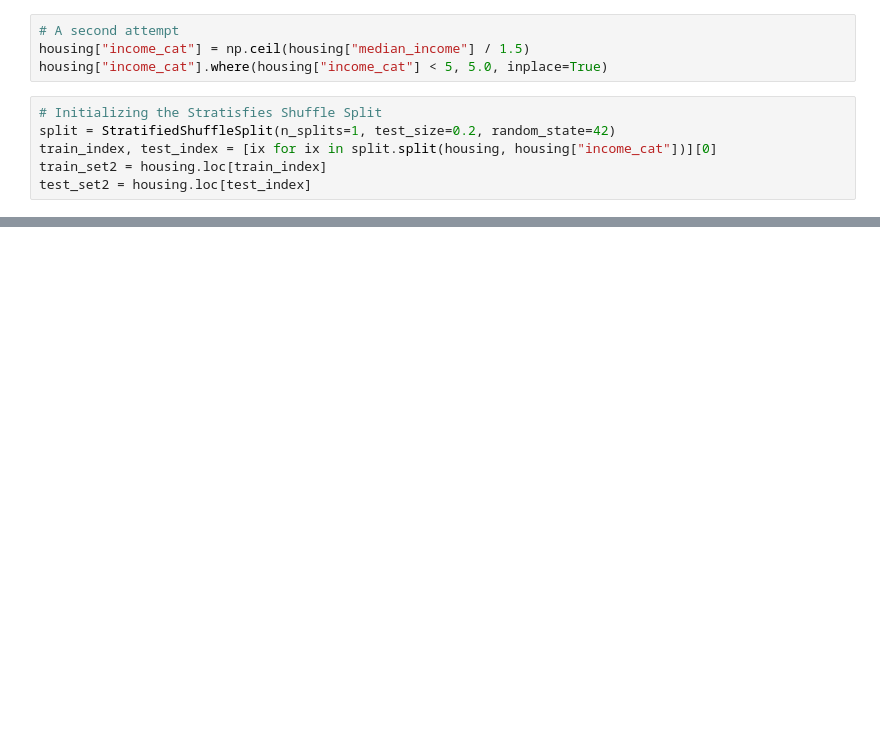
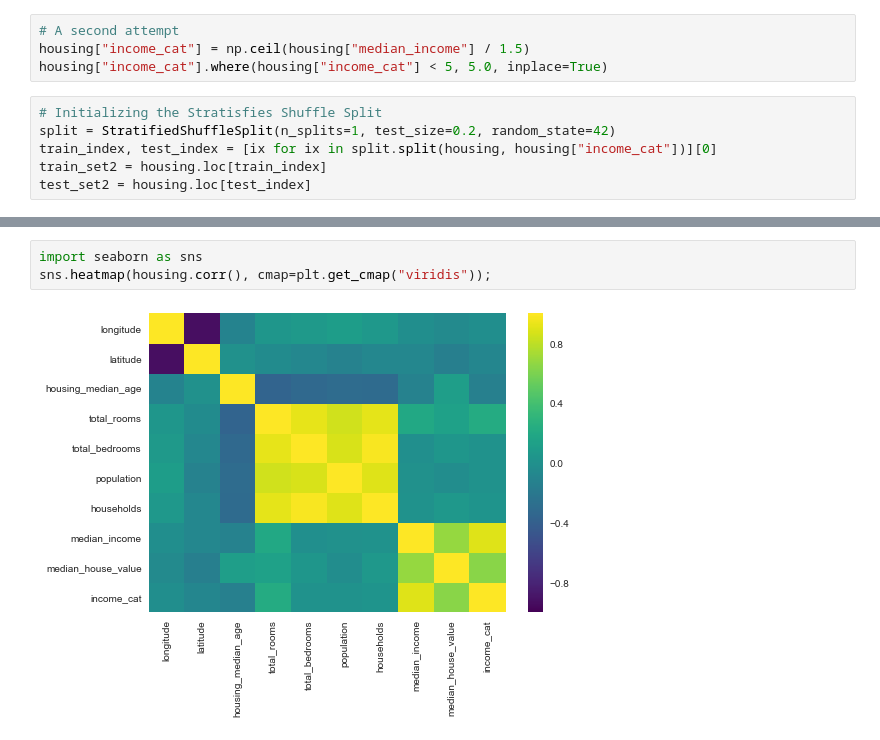
Before and after one commit to gerdm/machine_learning, a Jupyter notebook: scikitlearn_tflow/Housing.ipynb, the cells around one changed output, grey strips where cells are left out. Saved outputs shown, nothing was run; the diff lists cells and outputs as text; blank space fills up the shorter version.

```diff
--- a/scikitlearn_tflow/Housing.ipynb
+++ b/scikitlearn_tflow/Housing.ipynb
@@ -132,0 +128,5 @@ segregations
+# %%
+import seaborn as sns
+sns.heatmap(housing.corr(), cmap=plt.get_cmap("viridis"));
+# %% [output]
+[figure, added]
```
Also changed, not shown: parts of 11 cells of this notebook.
